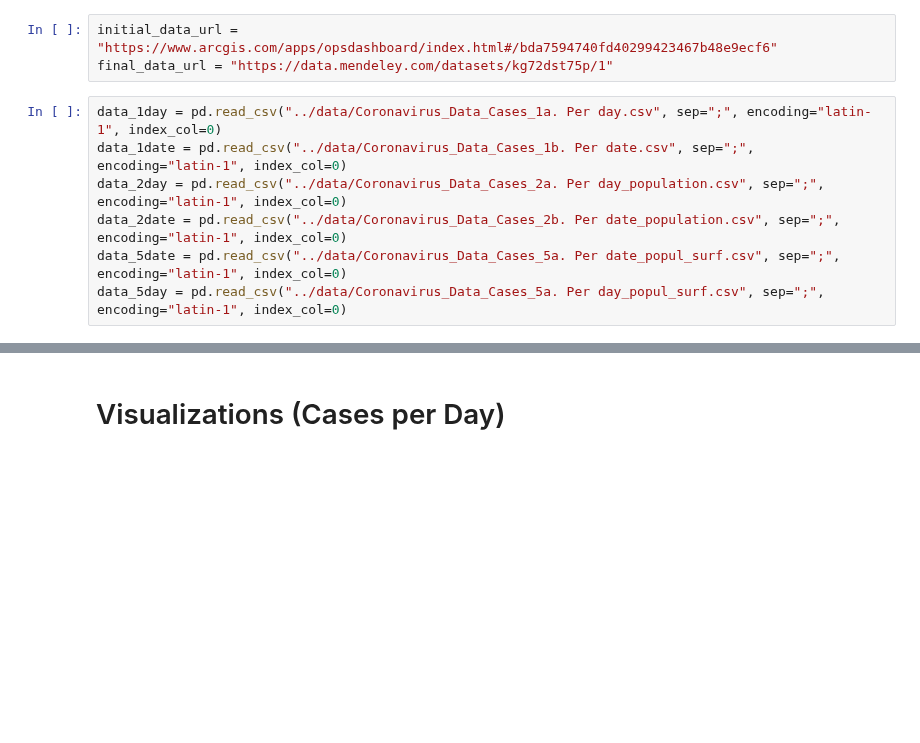
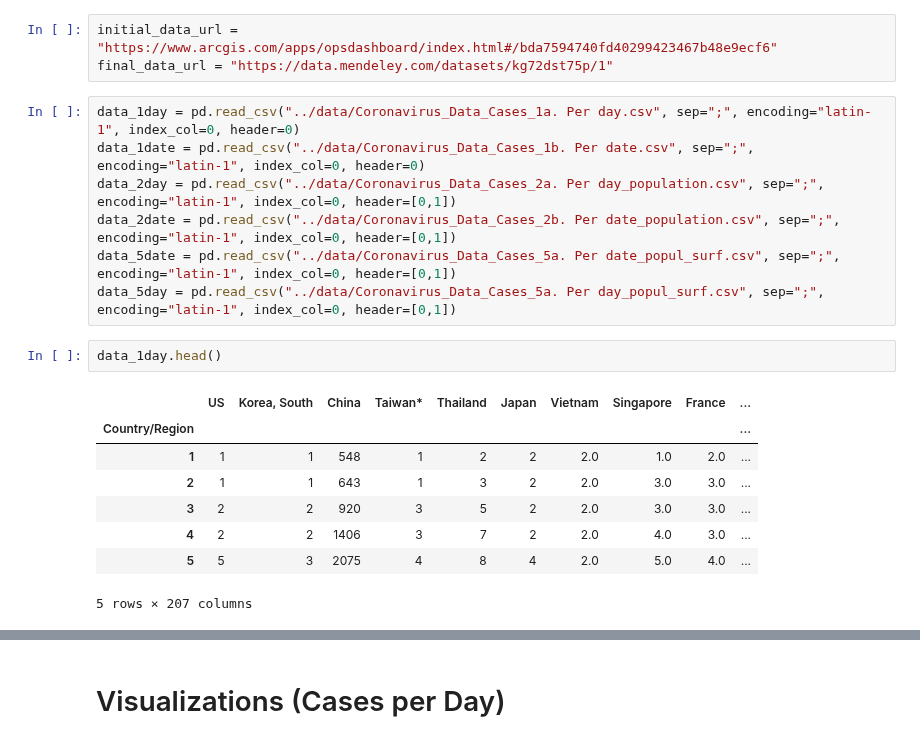
Before and after one commit to SebastianVeuskens/Covid-19-Clustering-Analysis, a Jupyter notebook: scripts/main.ipynb, the cells around one changed output, grey strips where cells are left out. Saved outputs shown, nothing was run; the diff lists cells and outputs as text; blank space fills up the shorter version.

Commit message:
Improve functions and adjust header and clean_up

```diff
--- a/scripts/main.ipynb
+++ b/scripts/main.ipynb
@@ -8,9 +9,20 @@ import matplotlib.pyplot as plt
 initial_data_url = "https://www.arcgis.com/apps/opsdashboard/index.html#/bda7594740fd40299423467b48e9ecf6"
 final_data_url = "https://data.mendeley.com/datasets/kg72dst75p/1"
 # %%
-data_1day = pd.read_csv("../data/Coronavirus_Data_Cases_1a. Per day.csv", sep=";", encoding="latin-1", index_col=0)
-data_1date = pd.read_csv("../data/Coronavirus_Data_Cases_1b. Per date.csv", sep=";", encoding="latin-1", index_col=0)
-data_2day = pd.read_csv("../data/Coronavirus_Data_Cases_2a. Per day_population.csv", sep=";", encoding="latin-1", index_col=0)
-data_2date = pd.read_csv("../data/Coronavirus_Data_Cases_2b. Per date_population.csv", sep=";", encoding="latin-1", index_col=0)
-data_5date = pd.read_csv("../data/Coronavirus_Data_Cases_5a. Per date_popul_surf.csv", sep=";", encoding="latin-1", index_col=0)
-data_5day = pd.read_csv("../data/Coronavirus_Data_Cases_5a. Per day_popul_surf.csv", sep=";", encoding="latin-1", index_col=0)
+data_1day = pd.read_csv("../data/Coronavirus_Data_Cases_1a. Per day.csv", sep=";", encoding="latin-1", index_col=0, header=0)
+data_1date = pd.read_csv("../data/Coronavirus_Data_Cases_1b. Per date.csv", sep=";", encoding="latin-1", index_col=0, header=0)
+data_2day = pd.read_csv("../data/Coronavirus_Data_Cases_2a. Per day_population.csv", sep=";", encoding="latin-1", index_col=0, header=[0,1])
+data_2date = pd.read_csv("../data/Coronavirus_Data_Cases_2b. Per date_population.csv", sep=";", encoding="latin-1", index_col=0, header=[0,1])
+data_5date = pd.read_csv("../data/Coronavirus_Data_Cases_5a. Per date_popul_surf.csv", sep=";", encoding="latin-1", index_col=0, header=[0,1])
+data_5day = pd.read_csv("../data/Coronavirus_Data_Cases_5a. Per day_popul_surf.csv", sep=";", encoding="latin-1", index_col=0, header=[0,1])
+# %%
+data_1day.head()
+# %% [output]
+|  | US | Korea, South | China | Taiwan* | Thailand | Japan | Vietnam | Singapore | France | ... |
+| Country/Region |  |  |  |  |  |  |  |  |  | ... |
+| 1 | 1 | 1 | 548 | 1 | 2 | 2 | 2.0 | 1.0 | 2.0 | ... |
+| 2 | 1 | 1 | 643 | 1 | 3 | 2 | 2.0 | 3.0 | 3.0 | ... |
+| 3 | 2 | 2 | 920 | 3 | 5 | 2 | 2.0 | 3.0 | 3.0 | ... |
+| 4 | 2 | 2 | 1406 | 3 | 7 | 2 | 2.0 | 4.0 | 3.0 | ... |
+| 5 | 5 | 3 | 2075 | 4 | 8 | 4 | 2.0 | 5.0 | 4.0 | ... |
+5 rows × 207 columns
```
Also changed, not shown: parts of 16 cells of this notebook.
